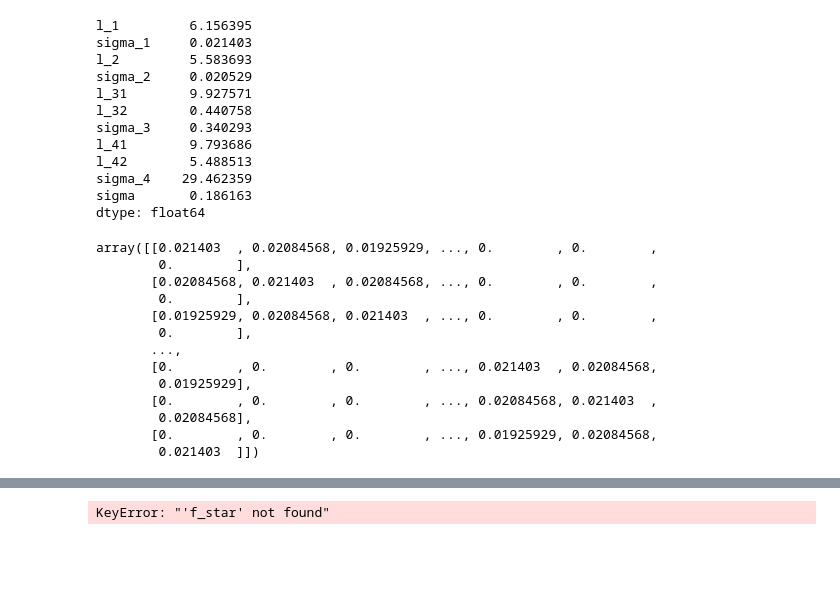
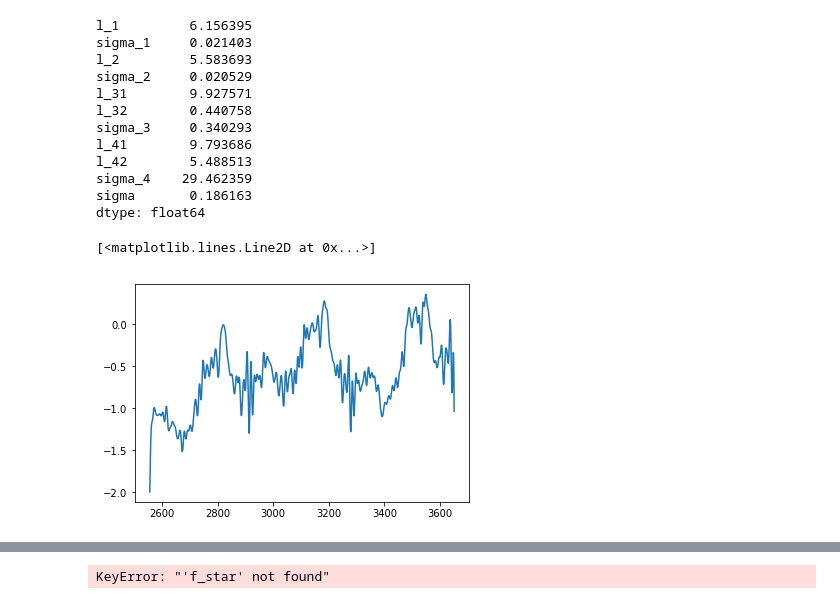
Before and after one commit to blazickjp/Research, a Jupyter notebook: GaussianProcesses.ipynb, the cells around one changed output, grey strips where cells are left out. Saved outputs shown, nothing was run; the diff lists cells and outputs as text; code cells hidden in the pictures; blank space fills up the shorter version.

Commit message:
added plots for seasonality

```diff
--- a/GaussianProcesses.ipynb
+++ b/GaussianProcesses.ipynb
@@ -185,25 +185,19 @@ sigma       0.186163
 dtype: float64
 # %%
 x = bd_1976.index.to_numpy()
-k1 = 0.021403 * exp_kermal(x,x, 6.156395)
-k2 = 0.020529 * exp_kermal(x,x,5.583693)
-k3 = 0.020529 * exp_kermal(x,x,9.927571) *
+k1 = 0.021403 * exp_kernel(x,x, 6.156395)
+k2 = 0.020529 * exp_kernel(x,x,5.583693)
+k3 = 0.340293 * exp_kernel(x,x,9.927571) * periodic_kernel(x,x,7,0.440758)
+k4 = 29.462359 * exp_kernel(x,x,9.793686) * periodic_kernel(x,x,365.25,5.488513)
+k_prime = k1+k2+k3+k4
-# %%
-k1
-# %% [output]
-array([[0.021403  , 0.02084568, 0.01925929, ..., 0.        , 0.        ,
-        0.        ],
-       [0.02084568, 0.021403  , 0.02084568, ..., 0.        , 0.        ,
-        0.        ],
-       [0.01925929, 0.02084568, 0.021403  , ..., 0.        , 0.        ,
-        0.        ],
-       ...,
-       [0.        , 0.        , 0.        , ..., 0.021403  , 0.02084568,
-        0.01925929],
-       [0.        , 0.        , 0.        , ..., 0.02084568, 0.021403  ,
-        0.02084568],
-       [0.        , 0.        , 0.        , ..., 0.01925929, 0.02084568,
-        0.021403  ]])
+# %%
+#f1_mean = np.dot(np.dot(k1, np.linalg.inv(k_prime + np.diag(np.full(k_prime.shape[0],0.186163)))),bd_1976["scaled_births"].values)
+f1_mean = np.dot(np.dot(k4, np.linalg.inv(k_prime)),bd_1976["scaled_births"].values)
+# %%
+plt.plot(x, f1_mean)
+# %% [output]
+[<matplotlib.lines.Line2D at 0x...>]
+[figure, added]
 # %%
 #X_star = np.expand_dims(bd_1976.index.to_numpy(),axis=1)
 with model:
```
